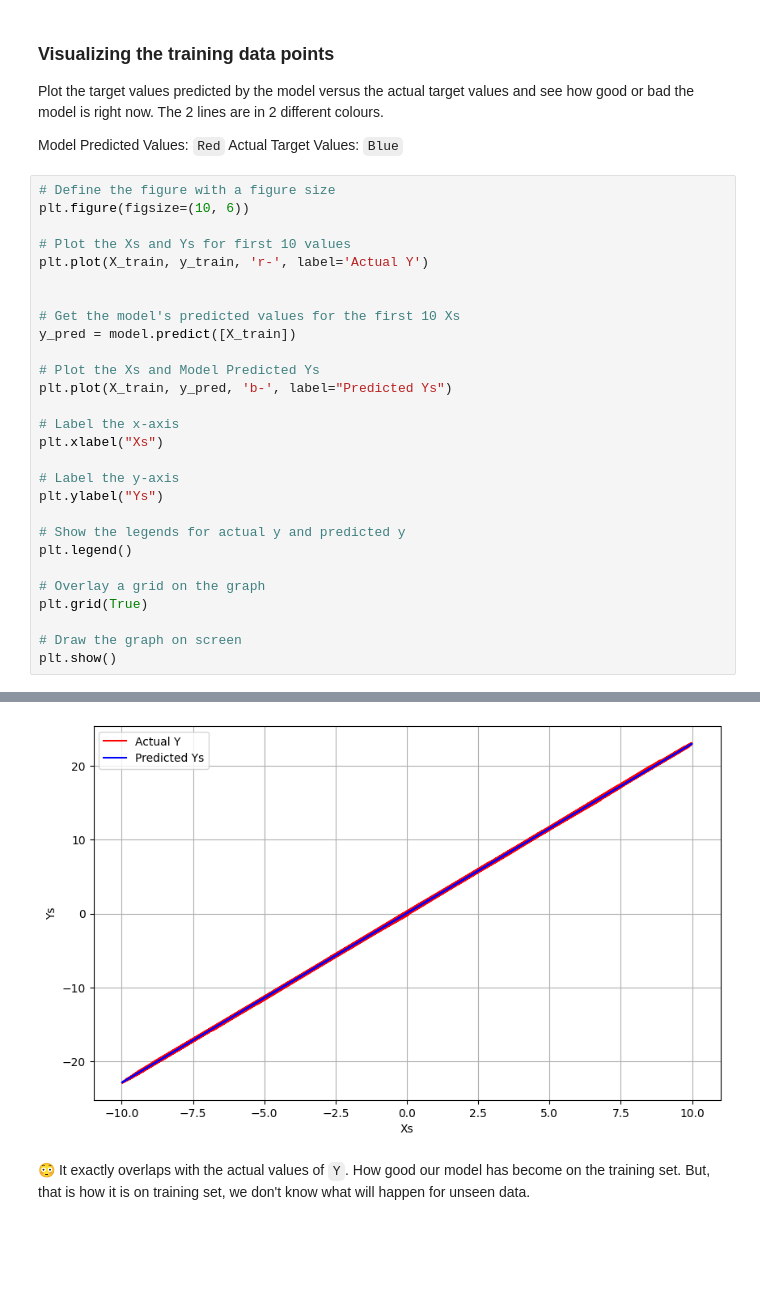
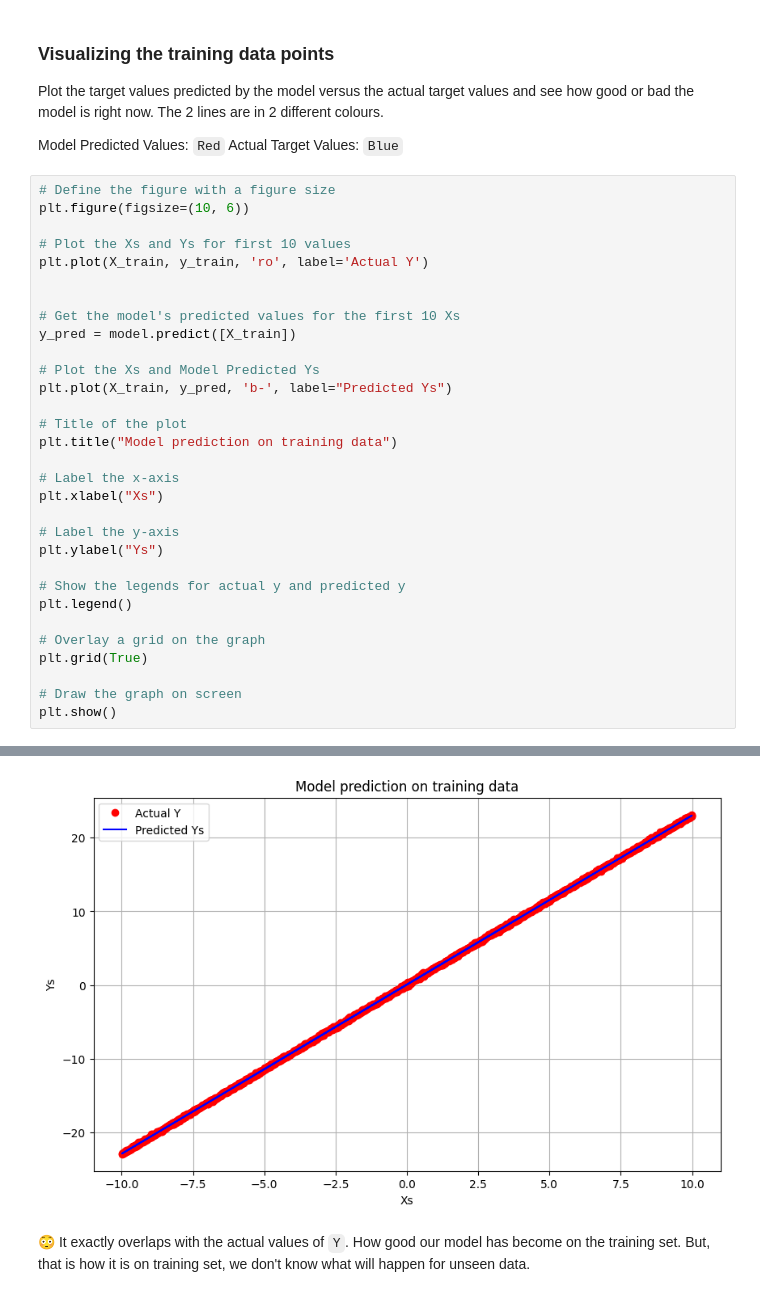
Before and after one commit to Arup3201/deep-learning-materials, a Jupyter notebook: 1_Basics_of_Neural_Networks.ipynb, the cells around one changed output, grey strips where cells are left out. Drawn from its saved outputs; the diff is of its cells as text; blank space fills up the shorter version.

```diff
--- a/1_Basics_of_Neural_Networks.ipynb
+++ b/1_Basics_of_Neural_Networks.ipynb
@@ -450,7 +450,7 @@ Actual Target Values: `Blue`
 plt.figure(figsize=(10, 6))
 
 # Plot the Xs and Ys for first 10 values
-plt.plot(X_train, y_train, 'r-', label='Actual Y')
+plt.plot(X_train, y_train, 'ro', label='Actual Y')
 
 
 # Get the model's predicted values for the first 10 Xs
@@ -458,6 +458,9 @@ y_pred = model.predict([X_train])
 
 # Plot the Xs and Model Predicted Ys
 plt.plot(X_train, y_pred, 'b-', label="Predicted Ys")
+
+# Title of the plot
+plt.title("Model prediction on training data")
 
 # Label the x-axis
 plt.xlabel("Xs")
@@ -478,4 +481,4 @@ plt.show()
-[figure, old version]
+[figure, new version]
 # %% [markdown]
 😳 It exactly overlaps with the actual values of `Y`. How good our model has become on the training set. But, that is how it is on training set, we don't know what will happen for unseen data.
 # %% [markdown]
```
Also changed, not shown: parts of 2 cells of this notebook.
